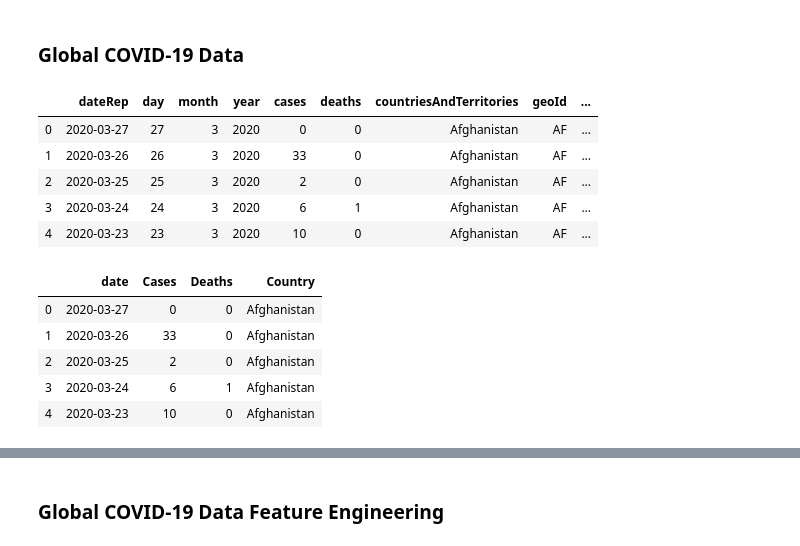
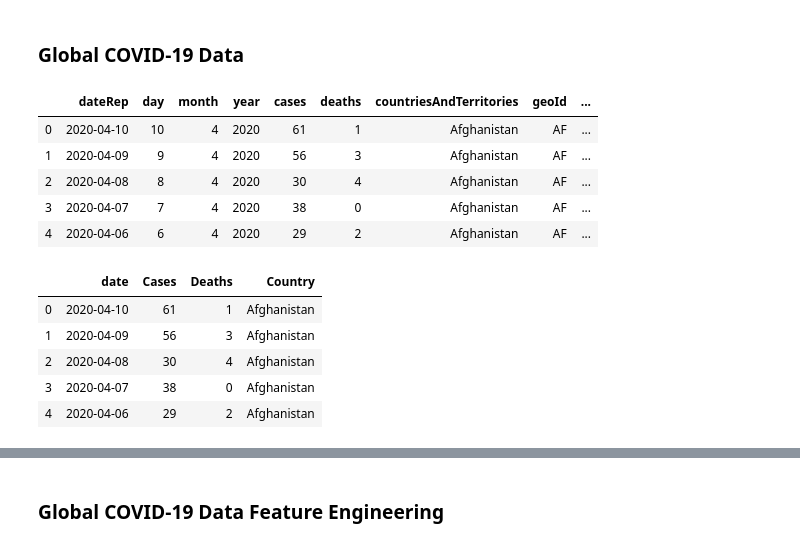
Before and after one commit to BenGeissel/COVID19_Spread_Visualizations_Blog, a Jupyter notebook: COVID19_Spread_Visualizations.ipynb, the cells around one changed output, grey strips where cells are left out. Saved outputs shown, nothing was run; the diff lists cells and outputs as text; code cells hidden in the pictures.

Commit message:
Update notebook for new data

```diff
--- a/COVID19_Spread_Visualizations.ipynb
+++ b/COVID19_Spread_Visualizations.ipynb
@@ -92,15 +92,15 @@ us_state_pop_df.head()
 ### Global COVID-19 Data
 # %%
 # Load Global COVID19 data into dataframe
-global_df = pd.read_excel('Data/COVID_Data/COVID-19-geographic-disbtribution-worldwide-2020-03-27.xlsx')
+global_df = pd.read_excel('Data/COVID_Data/COVID-19-geographic-disbtribution-worldwide-2020-04-10.xlsx')
 global_df.head()
 # %% [output]
 |  | dateRep | day | month | year | cases | deaths | countriesAndTerritories | geoId | ... |
-| 0 | 2020-03-27 | 27 | 3 | 2020 | 0 | 0 | Afghanistan | AF | ... |
-| 1 | 2020-03-26 | 26 | 3 | 2020 | 33 | 0 | Afghanistan | AF | ... |
-| 2 | 2020-03-25 | 25 | 3 | 2020 | 2 | 0 | Afghanistan | AF | ... |
-| 3 | 2020-03-24 | 24 | 3 | 2020 | 6 | 1 | Afghanistan | AF | ... |
-| 4 | 2020-03-23 | 23 | 3 | 2020 | 10 | 0 | Afghanistan | AF | ... |
+| 0 | 2020-04-10 | 10 | 4 | 2020 | 61 | 1 | Afghanistan | AF | ... |
+| 1 | 2020-04-09 | 9 | 4 | 2020 | 56 | 3 | Afghanistan | AF | ... |
+| 2 | 2020-04-08 | 8 | 4 | 2020 | 30 | 4 | Afghanistan | AF | ... |
+| 3 | 2020-04-07 | 7 | 4 | 2020 | 38 | 0 | Afghanistan | AF | ... |
+| 4 | 2020-04-06 | 6 | 4 | 2020 | 29 | 2 | Afghanistan | AF | ... |
 # %%
 # Drop any dates before 2020
 global_df = global_df[global_df.year > 2019]
@@ -116,11 +116,11 @@ global_df.drop(columns = ['day', 'month', 'year', 'geoId', 'countryterritoryCode
 global_df.head()
 # %% [output]
 |  | date | Cases | Deaths | Country |
-| 0 | 2020-03-27 | 0 | 0 | Afghanistan |
-| 1 | 2020-03-26 | 33 | 0 | Afghanistan |
-| 2 | 2020-03-25 | 2 | 0 | Afghanistan |
-| 3 | 2020-03-24 | 6 | 1 | Afghanistan |
-| 4 | 2020-03-23 | 10 | 0 | Afghanistan |
+| 0 | 2020-04-10 | 61 | 1 | Afghanistan |
+| 1 | 2020-04-09 | 56 | 3 | Afghanistan |
+| 2 | 2020-04-08 | 30 | 4 | Afghanistan |
+| 3 | 2020-04-07 | 38 | 0 | Afghanistan |
+| 4 | 2020-04-06 | 29 | 2 | Afghanistan |
 # %%
 # Fix country names
 global_df.Country = global_df.Country.map(lambda x: x.replace('_',' '))
```
Also changed, not shown: parts of 3 cells of this notebook.
